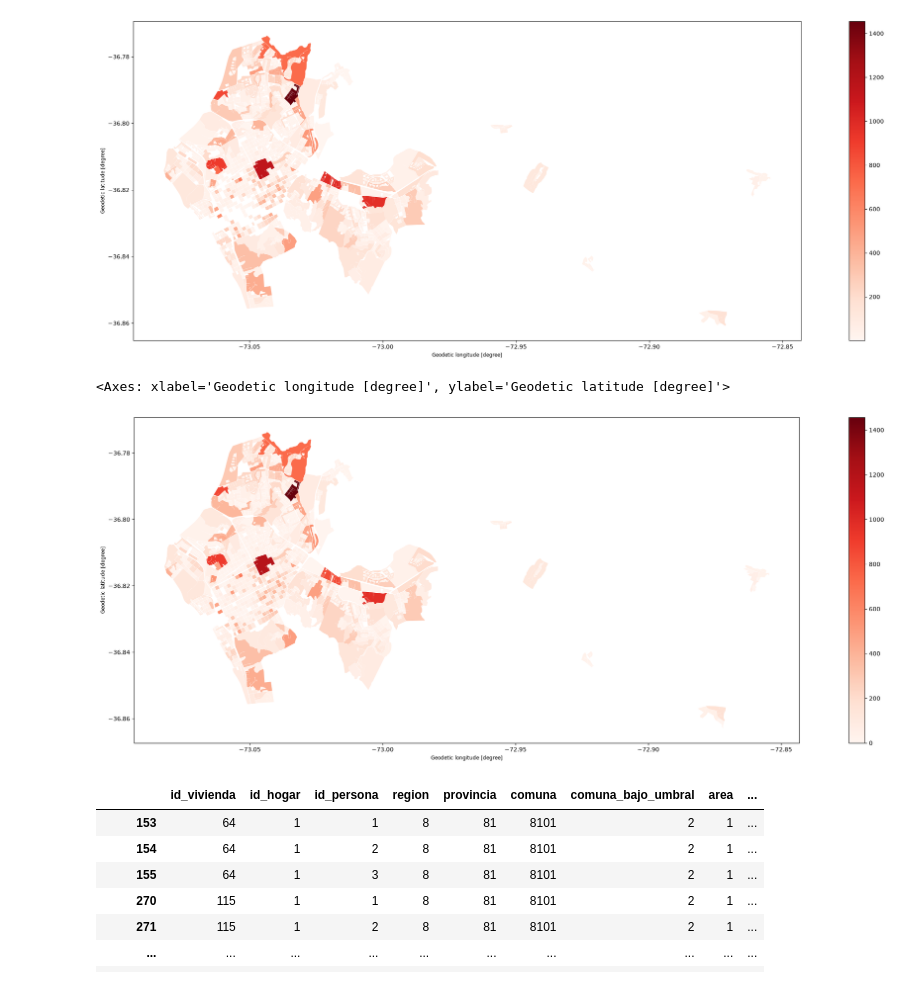
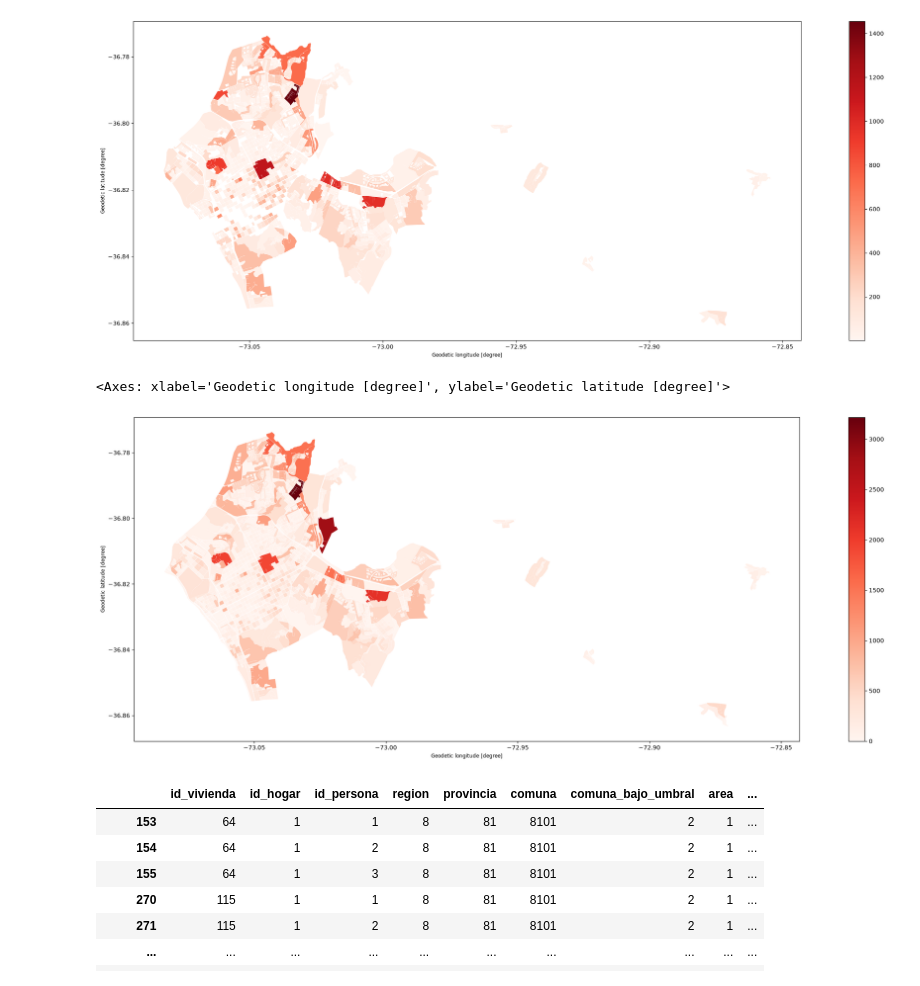
Before and after one commit to zetaso/census-localization, a Jupyter notebook: main.ipynb, the cells around one changed output. Cells and saved outputs as stored; diff of their text form; code cells hidden in the pictures.

```diff
--- a/main.ipynb
+++ b/main.ipynb
@@ -77,3 +72,14 @@ viv_df
 | 7664355 | 7664356 | 8 | 81 | 8101 | 2 | 1 | 2 | 1.0 | ... |
 | 7664386 | 7664387 | 8 | 81 | 8101 | 2 | 1 | 2 | 1.0 | ... |
 101617 rows × 25 columns
+# %%
+# asignación de p2_tipo_vivienda a las que tienen NaN
+
+logits = viv_df.p2_tipo_vivienda.value_counts()
+probabilidades = logits / logits.sum()
+
+n_muestras = len(viv_df[viv_df.p2_tipo_vivienda.isna()])
+muestras = np.random.choice(probabilidades.index.tolist(), size=n_muestras, p=probabilidades)
+
+viv_df.loc[viv_df.p2_tipo_vivienda.isna(), "p2_tipo_vivienda"] = muestras
+viv_df
@@ -241,22 +261,17 @@ las manzanas tienen agregada la cantidad de viviendas de los tipos\
 casa, depto, pieza, mediagua, indigena, movil, otro, por lo que las\
 viviendas, con 9 tipos distintos deben mapearse a los mismos, como sigue
 # %%
-# Diccionario estándar de códigos de tipo de vivienda del Censo adaptado a tus 7 categorías
-# (Verifica en tu diccionario de microdatos si hay alguna variación exacta en los códigos numéricos)
 mapeo_tipo_vivienda = {
     1.0: "casa",
-    2.0: "depto",  # (o el código que use depto en tu base)
-    3.0: "depto",  # si el 3 es departamento en tu base
-    4.0: "pieza",  # pieza en conventillo / casa antigua
-    5.0: "mediagua",  # mediagua, rancho o choza
-    6.0: "indigena",  # vivienda tradicional indígena (ruka, pae pae)
-    7.0: "movil",  # vivienda móvil (carpa, casa rodante, barco)
-    8.0: "otro",  # otro tipo de vivienda particular
+    3.0: "depto",
+    5.0: "pieza",
+    6.0: "mediagua",
+    7.0: "indigena",
+    8.0: "movil",
     9.0: "otro",
 }
 
-# Aplicas el mapeo a tu DataFrame de viviendas
-viv_df["tipo_viv"] = viv_df["p2_tipo_vivienda"].map(mapeo_tipo_vivienda)
+viv_df["tipo_viv"] = viv_df["p2_tipo_vivienda"].map(mapeo_tipo_vivienda, na_action="ignore")
 viv_df[["tipo_viv"]]
 # %% [output]
 |  | tipo_viv |
@@ -409,6 +499,8 @@ Procesando asignación para: mediagua
 Procesando asignación para: movil
 Procesando asignación para: otro
 # %%
+houses_df.MANZENT = houses_df.MANZENT.astype(int)
+blocks_gdf.MANZENT = blocks_gdf.MANZENT.astype(int)
 houses_df
 # %% [output]
 |  | id_vivienda | n_per | n_hombres | n_mujeres | n_edad_0_5 | n_edad_6_13 | n_edad_14_17 | n_edad_18_24 | ... |
@@ -463,6 +541,6 @@ assined_blocks_df
 # %%
-target_blocks_gdf = blocks_gdf.set_index("MANZENT")[att_df.name]
-target_blocks_gdf
+target_blocks_df = blocks_gdf.set_index("MANZENT")[att_df.name]
+target_blocks_df
 # %% [output]
 |  | n_per | n_hombres | n_mujeres | n_edad_0_5 | n_edad_6_13 | n_edad_14_17 | n_edad_18_24 | n_edad_25_44 | ... |
 | MANZENT |  |  |  |  |  |  |  |  | ... |
@@ -531,10 +609,10 @@ infered_blocks_gdf.plot(figsize=(30,10), column="count", cmap="Reds", legend=Tru
 <Axes: xlabel='Geodetic longitude [degree]', ylabel='Geodetic latitude [degree]'>
 [figure]
 # %%
-blocks_gdf.plot(figsize=(30,10), column="n_vp", cmap="Reds", legend=True)
+blocks_gdf.plot(figsize=(30,10), column="n_per", cmap="Reds", legend=True)
 # %% [output]
 <Axes: xlabel='Geodetic longitude [degree]', ylabel='Geodetic latitude [degree]'>
-[figure, old version]
+[figure, new version]
 # %%
 per_df
 # %% [output]
```
Also changed, not shown: parts of 11 cells of this notebook.
